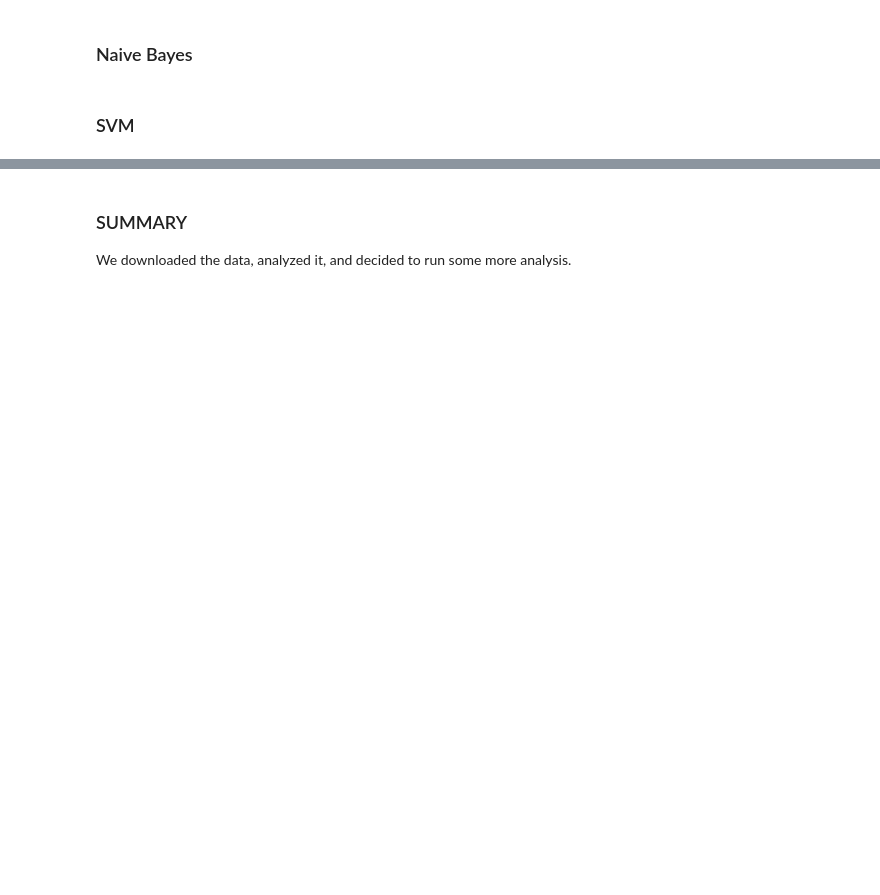
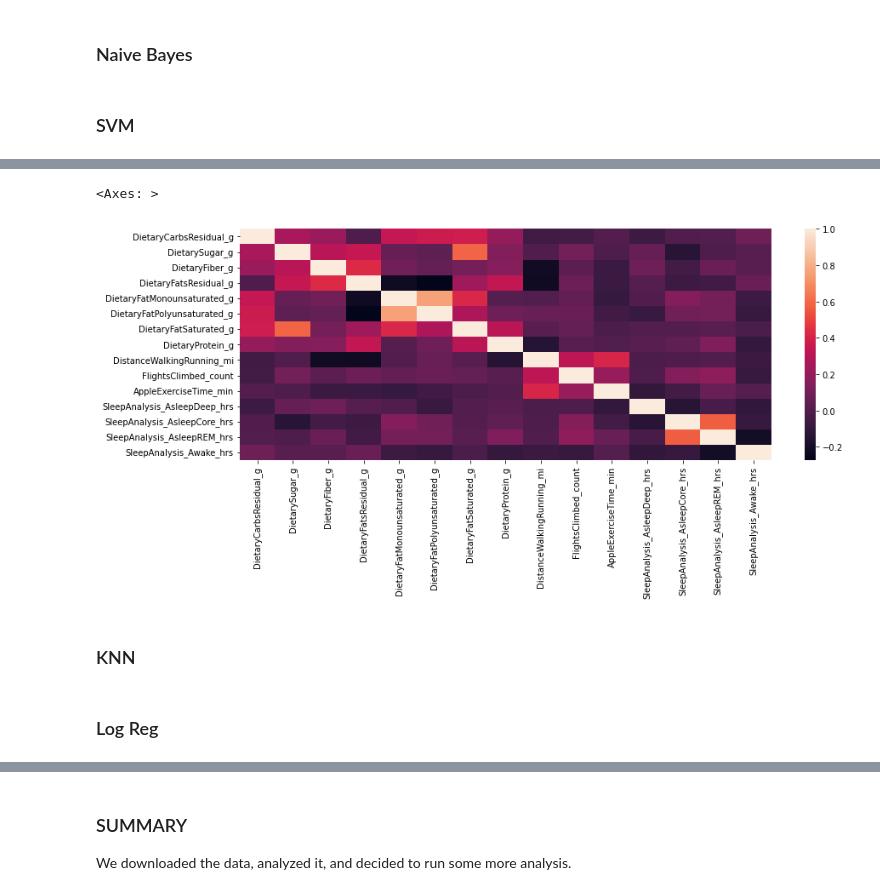
Before and after one commit to bennettandrewm/guess_my_weight, a Jupyter notebook: guess_my_weight_notebook-6-8.ipynb, the cells around one changed output, grey strips where cells are left out. Saved outputs shown, nothing was run; the diff lists cells and outputs as text; code cells hidden in the pictures; blank space fills up the shorter version.

```diff
--- a/guess_my_weight_notebook-6-8.ipynb
+++ b/guess_my_weight_notebook-6-8.ipynb
@@ -1142,14 +1144,0 @@ df[level_2_exer].corr()
-# %%
-#feature engineering - let's create some of the categories for dietary 3
-df['DietaryCarbsResidual_g'] = df['DietaryCarbohydrates_g'] - df['DietarySugar_g'] - df['DietaryFiber_g']
-df['DietaryFatsResidual_g'] = df['DietaryFatTotal_g'] - df['DietaryFatMonounsaturated_g'] -  df['DietaryFatPolyunsaturated_g'] - df['DietaryFatSaturated_g']
-
-#let's aggregate the level 3 dietary information
-level_3_diet_carbs = ['DietaryCarbsResidual_g', 'DietarySugar_g', 'DietaryFiber_g']
-level_3_diet_fat = ['DietaryFatsResidual_g', 'DietaryFatMonounsaturated_g', 'DietaryFatPolyunsaturated_g', 'DietaryFatSaturated_g']
-level_3_diet_protein = ['DietaryProtein_g']
-level_3_diet = level_3_diet_carbs + level_3_diet_fat + level_3_diet_protein
-
-#combine - Level 3, please note, there is no level 3 for sleep and exercise, we will reuse level 2 info there
-level_3 = level_3_diet + level_2_exer + level_2_sleep
-feature_3 = df[level_3]
@@ -1818,0 +1345,17 @@ Level 3 Features
+# %%
+#feature engineering - let's create some of the categories for dietary 3
+df.loc[:,'DietaryCarbsResidual_g'] = df.loc[:,'DietaryCarbohydrates_g'] - df.loc[:,'DietarySugar_g'] - df.loc[:,'DietaryFiber_g']
+df.loc[:,'DietaryFatsResidual_g'] = df.loc[:,'DietaryFatTotal_g'] - df.loc[:,'DietaryFatMonounsaturated_g'] -  df.loc[:,'DietaryFatPolyunsaturated_g'] - df.loc[:,'DietaryFatSaturated_g']
+
+#let's aggregate the level 3 dietary information
+level_3_diet_carbs = ['DietaryCarbsResidual_g', 'DietarySugar_g', 'DietaryFiber_g']
+level_3_diet_fat = ['DietaryFatsResidual_g', 'DietaryFatMonounsaturated_g', 'DietaryFatPolyunsaturated_g', 'DietaryFatSaturated_g']
+level_3_diet_protein = ['DietaryProtein_g']
+level_3_diet = level_3_diet_carbs + level_3_diet_fat + level_3_diet_protein
+
+#our exercise categories have both stepCount and DistanceWalking, we'll get rid of StepCount
+level_3_exer = ['DistanceWalkingRunning_mi', 'FlightsClimbed_count', 'AppleExerciseTime_min']
+
+#combine - Level 3, please note, there is no level 3 for sleep and exercise, we will reuse level 2 info there
+level_3 = level_3_diet + level_3_exer + level_2_sleep
+feature_3 = df[level_3]
@@ -1819,3 +1373,11 @@ Level 3 Features
+# %%
+import seaborn as sns
+sns.heatmap(feature_3.corr())
+# %% [output]
+<Axes: >
+[figure, added]
 # %%
 # Split the data
 X_train, X_test, y_train, y_test = train_test_split(feature_3, df['weight_loss'], random_state = 42, test_size = .25)
+# %% [markdown]
+### KNN
@@ -1821,0 +1387,2 @@ X_train, X_test, y_train, y_test = train_test_split(feature_3, df['weight_loss']
+# %% [markdown]
+### Log Reg
```
Also changed, not shown: parts of 360 cells of this notebook.
